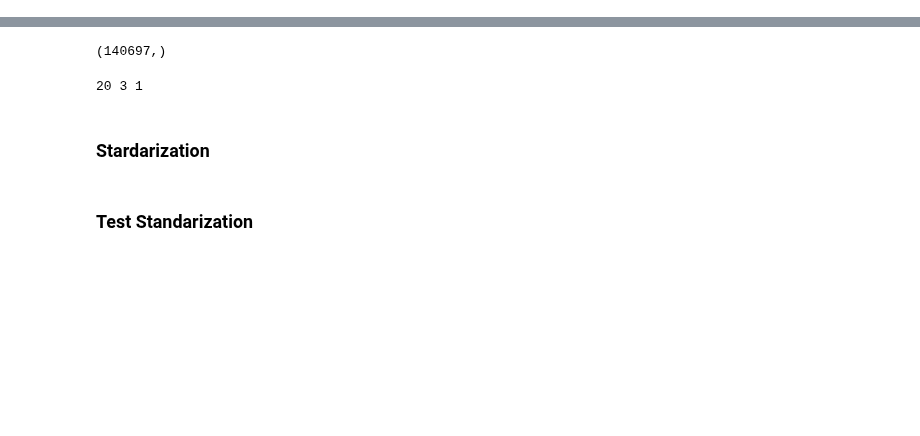
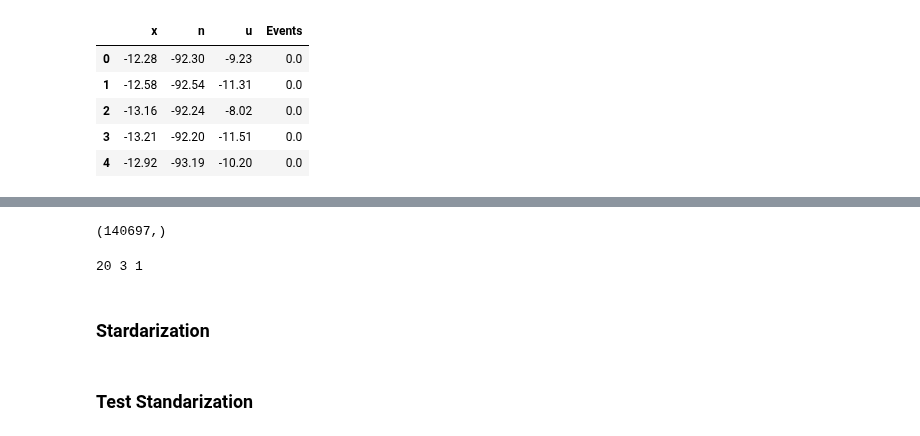
Before and after one commit to francovm/SSE, a Jupyter notebook: notebooks/13-LSTM-Autoencoder-shifted.ipynb, the cells around one changed output, grey strips where cells are left out. Saved outputs shown, nothing was run; the diff lists cells and outputs as text; code cells hidden in the pictures; blank space fills up the shorter version.

```diff
--- a/notebooks/13-LSTM-Autoencoder-shifted.ipynb
+++ b/notebooks/13-LSTM-Autoencoder-shifted.ipynb
@@ -38,6 +40,14 @@ LABELS = ["Normal","Break"]
 # %%
 # load  dataset
 df = pd.read_csv('/home/francovm/Projects/SSE/data/processed/input_data_shifted_40.csv', sep='\t', encoding='utf-8', index_col=0)
+df.head()
+# %% [output]
+|  | x | n | u | Events |
+| 0 | -12.28 | -92.30 | -9.23 | 0.0 |
+| 1 | -12.58 | -92.54 | -11.31 | 0.0 |
+| 2 | -13.16 | -92.24 | -8.02 | 0.0 |
+| 3 | -13.21 | -92.20 | -11.51 | 0.0 |
+| 4 | -12.92 | -93.19 | -10.20 | 0.0 |
 # %%
 input_X = df.loc[:, df.columns != 'Events'].values  # converts the df to a numpy array
 input_y = df['Events'].values
```
Also changed, not shown: parts of 2 cells of this notebook, 34 other files.
